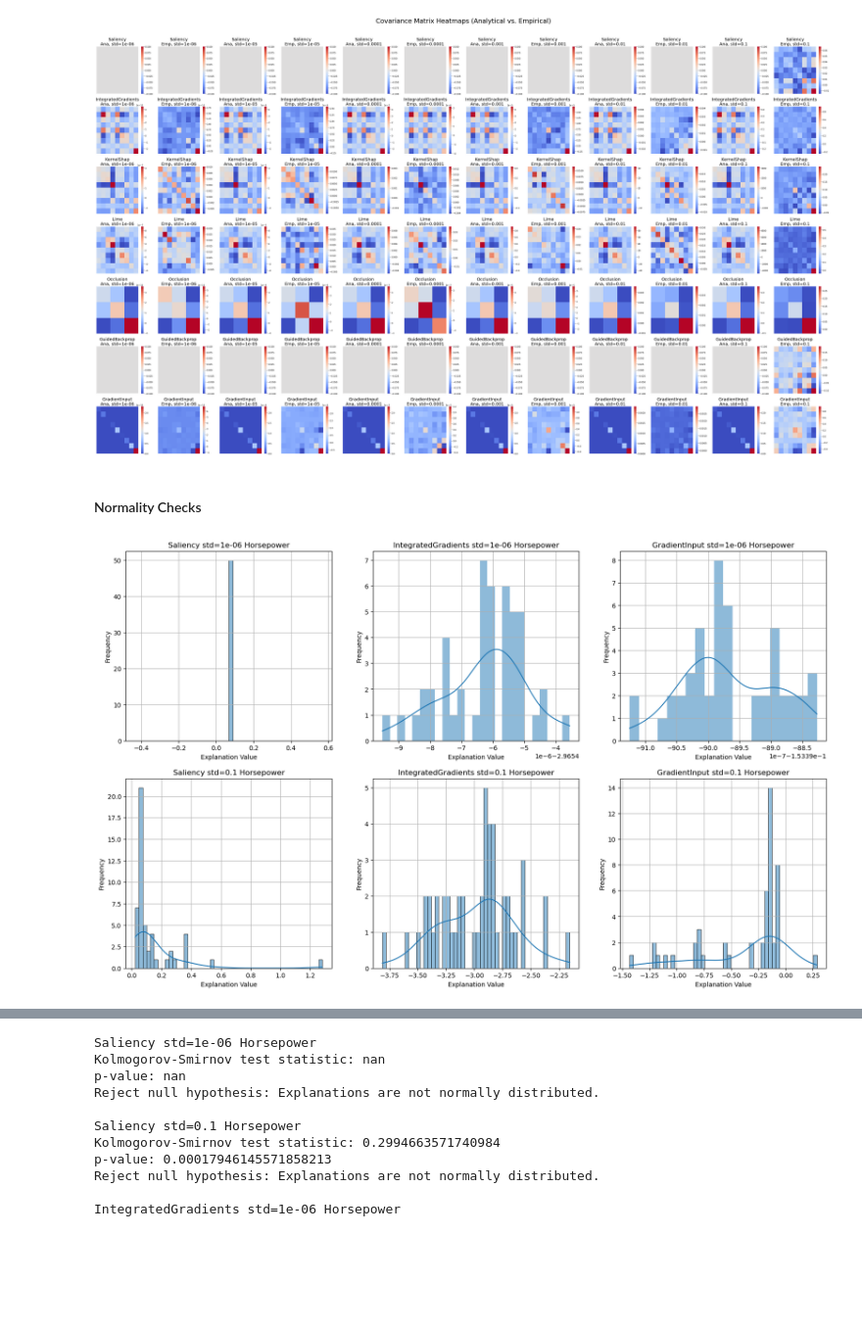
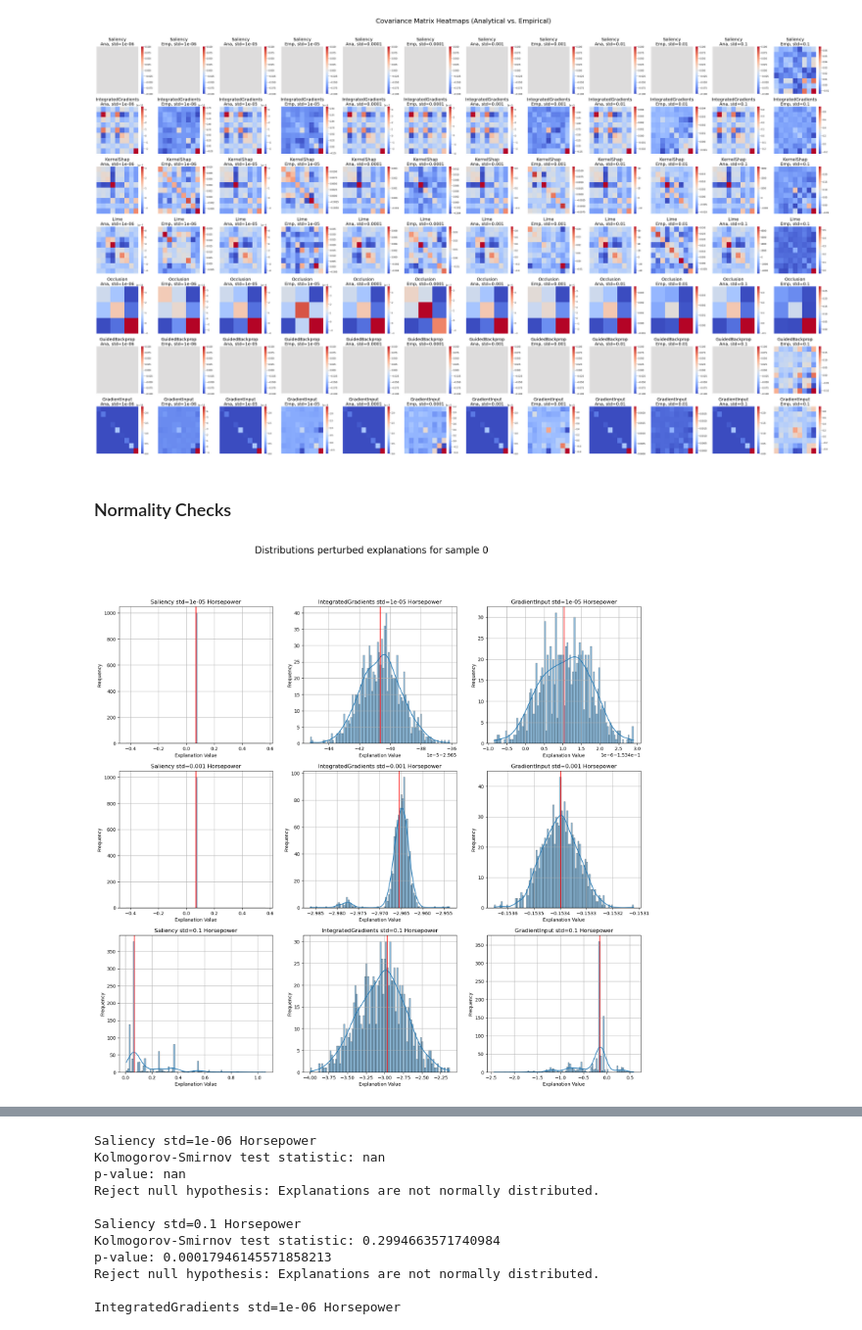
Before and after one commit to TeodorChiaburu/UXAI, a Jupyter notebook: Input_Perturbation_Tabular.ipynb, the cells around one changed output, grey strips where cells are left out. Shown at 98% size. Drawn from its saved outputs; the diff is of its cells as text; code cells hidden in the pictures; blank space fills up the shorter version.

Commit message:
Tabular empirical normality, multiple reference samples

```diff
--- a/Input_Perturbation_Tabular.ipynb
+++ b/Input_Perturbation_Tabular.ipynb
@@ -463,19 +474,21 @@ plot_heatmaps(cov_mats, stds)
 # %% [output]
 [figure]
 # %% [markdown]
-#### Normality Checks
+### Normality Checks
 # %%
 # Plot histogram and Kernel Density Estimate (KDE)
-feature_id = 2
-plt.figure(figsize=(20, 12))
-for i, exp_name in enumerate(empirical_exps):
+sample_id, feature_id = 0, 2
+fig = plt.figure(figsize=(20, 18))
+fig.suptitle('Distributions perturbed explanations for sample ' + str(sample_id), fontsize=20)
+for i, exp_name in enumerate(empirical_exps[sample_id]):
     for j, std in enumerate(stds):
-        plt.subplot(2,3,3*j+i+1)
-        sns.histplot(empirical_exps[exp_name][std][:,0,feature_id], kde=True, bins=50)
+        plt.subplot(3,3,3*j+i+1)
+        sns.histplot(empirical_exps[sample_id][exp_name][std][:,0,feature_id], kde=True, bins=100)
+        plt.axvline(x=unperturbed_exps[sample_id][exp_name][0][feature_id], color='r')#, label='axvline - full height')
         plt.title(exp_name + ' std=' + str(std) + ' ' + features_name[feature_id])
         plt.xlabel("Explanation Value")
         plt.ylabel("Frequency")
         plt.grid()
 plt.show()
 # %% [output]
-[figure, old version]
+[figure, new version]
```
Also changed, not shown: parts of 9 cells of this notebook.
